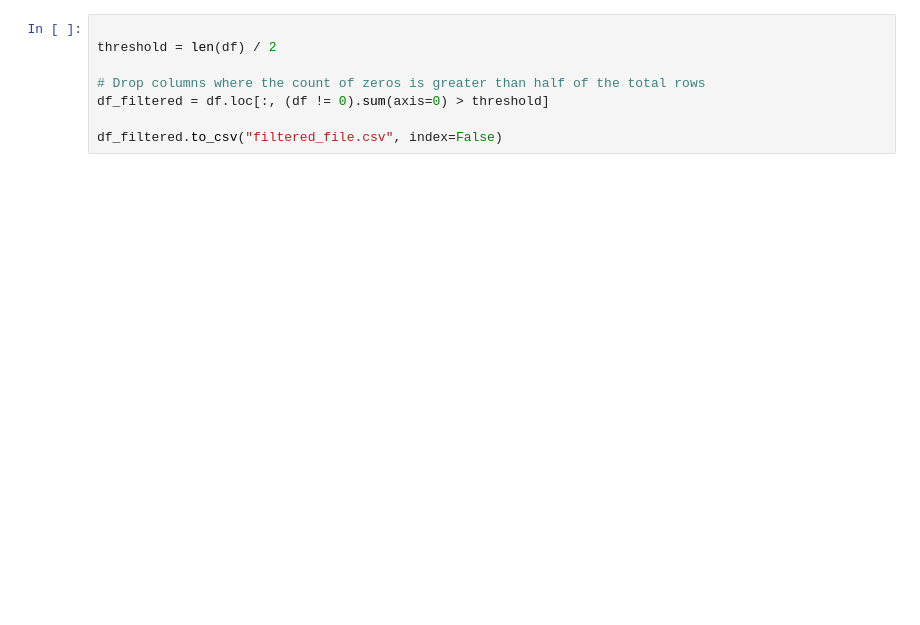
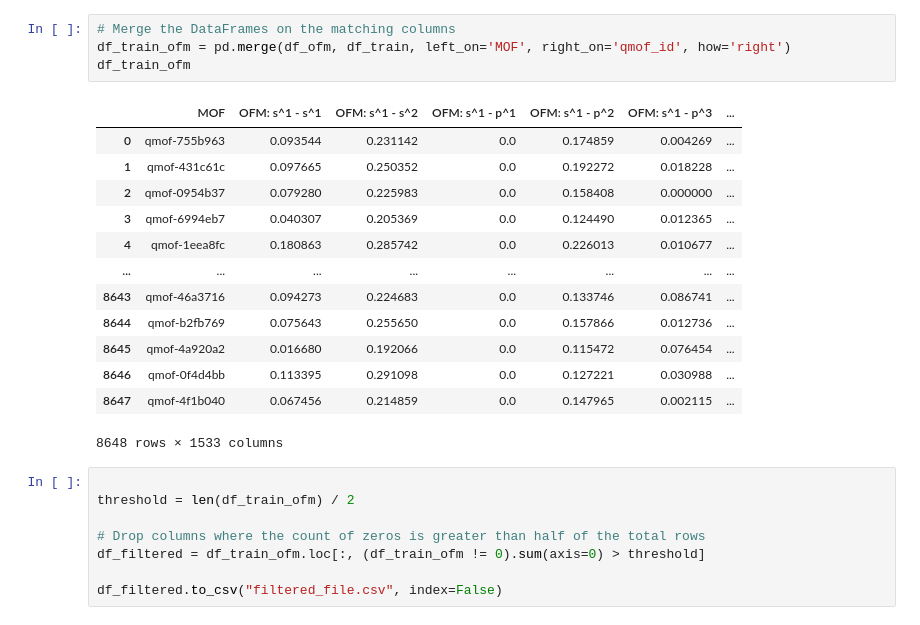
Before and after one commit to manendri/battery-materials-dsbc25, a Jupyter notebook: exploration/other/EDA_chen_PCA.ipynb, the cells around one changed output. Drawn from its saved outputs; the diff is of its cells as text; blank space fills up the shorter version.

```diff
--- a/exploration/other/EDA_chen_PCA.ipynb
+++ b/exploration/other/EDA_chen_PCA.ipynb
@@ -40,9 +40,27 @@ df
+# %%
+# Merge the DataFrames on the matching columns
+df_train_ofm = pd.merge(df_ofm, df_train, left_on='MOF', right_on='qmof_id', how='right')
+df_train_ofm
+# %% [output]
+|  | MOF | OFM: s^1 - s^1 | OFM: s^1 - s^2 | OFM: s^1 - p^1 | OFM: s^1 - p^2 | OFM: s^1 - p^3 | ... |
+| 0 | qmof-755b963 | 0.093544 | 0.231142 | 0.0 | 0.174859 | 0.004269 | ... |
+| 1 | qmof-431c61c | 0.097665 | 0.250352 | 0.0 | 0.192272 | 0.018228 | ... |
+| 2 | qmof-0954b37 | 0.079280 | 0.225983 | 0.0 | 0.158408 | 0.000000 | ... |
+| 3 | qmof-6994eb7 | 0.040307 | 0.205369 | 0.0 | 0.124490 | 0.012365 | ... |
+| 4 | qmof-1eea8fc | 0.180863 | 0.285742 | 0.0 | 0.226013 | 0.010677 | ... |
+| ... | ... | ... | ... | ... | ... | ... | ... |
+| 8643 | qmof-46a3716 | 0.094273 | 0.224683 | 0.0 | 0.133746 | 0.086741 | ... |
+| 8644 | qmof-b2fb769 | 0.075643 | 0.255650 | 0.0 | 0.157866 | 0.012736 | ... |
+| 8645 | qmof-4a920a2 | 0.016680 | 0.192066 | 0.0 | 0.115472 | 0.076454 | ... |
+| 8646 | qmof-0f4d4bb | 0.113395 | 0.291098 | 0.0 | 0.127221 | 0.030988 | ... |
+| 8647 | qmof-4f1b040 | 0.067456 | 0.214859 | 0.0 | 0.147965 | 0.002115 | ... |
+8648 rows × 1533 columns
 # %%
 
-threshold = len(df) / 2
+threshold = len(df_train_ofm) / 2
 
 # Drop columns where the count of zeros is greater than half of the total rows
-df_filtered = df.loc[:, (df != 0).sum(axis=0) > threshold]
+df_filtered = df_train_ofm.loc[:, (df_train_ofm != 0).sum(axis=0) > threshold]
 
 df_filtered.to_csv("filtered_file.csv", index=False)
 # %%
```
Also changed, not shown: parts of 14 cells of this notebook.
